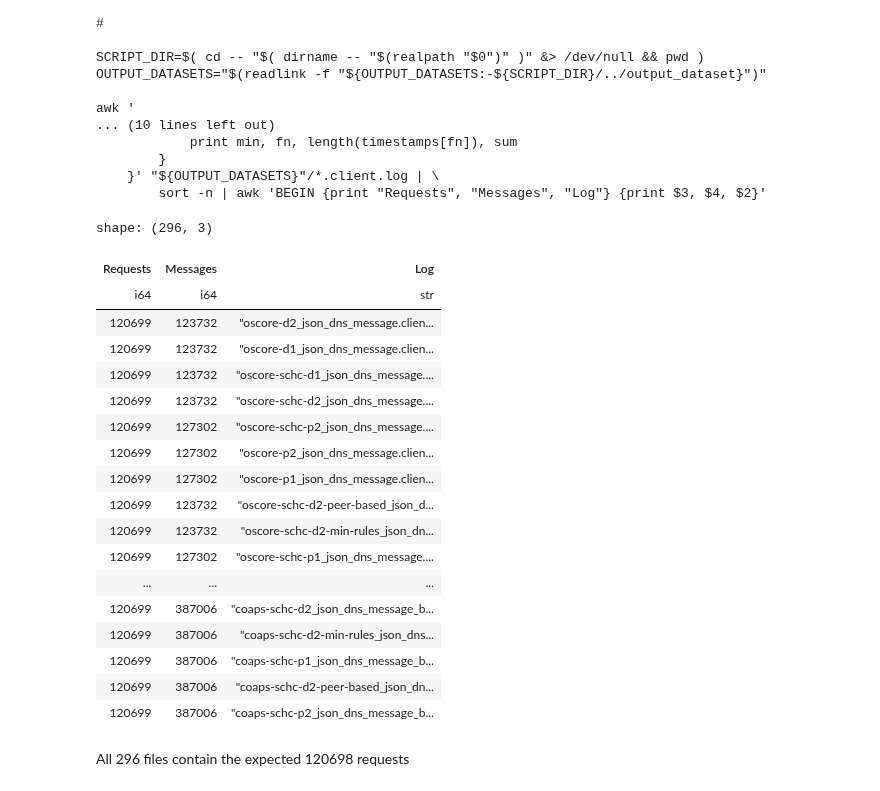
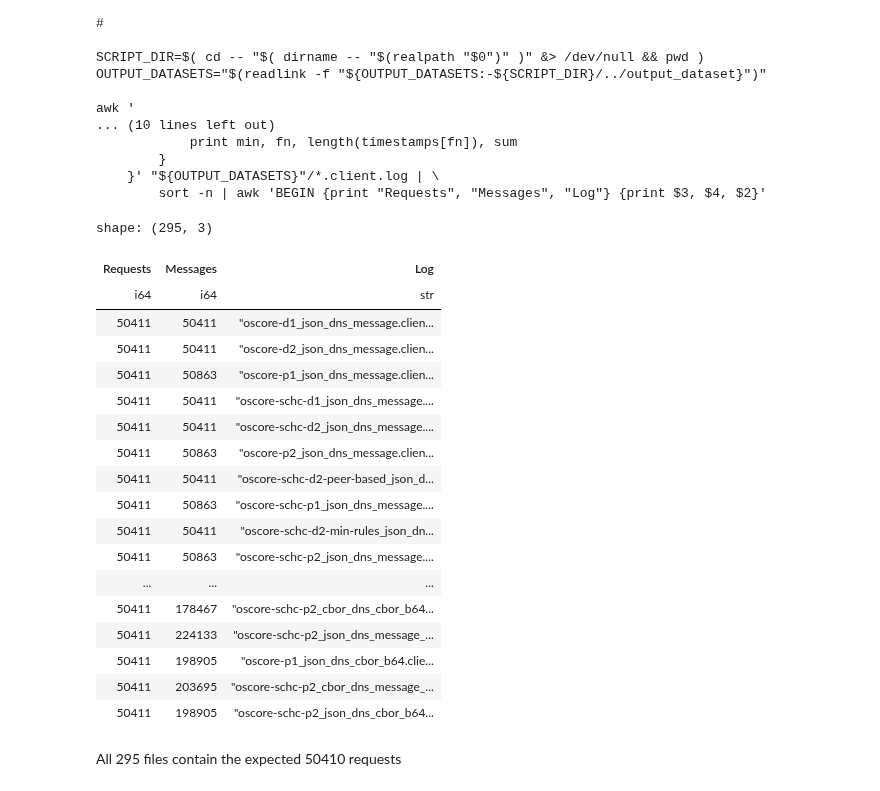
Before and after one commit to miri64/artifacts-eurosp26-doc-privacy, a Jupyter notebook: scenarios.ipynb, the cells around one changed output. Drawn from its saved outputs; the diff is of its cells as text; code cells hidden in the pictures.

```diff
--- a/scenarios.ipynb
+++ b/scenarios.ipynb
@@ -103,48 +103,48 @@ awk '
     }' "${OUTPUT_DATASETS}"/*.client.log | \
         sort -n | awk 'BEGIN {print "Requests", "Messages", "Log"} {print $3, $4, $2}'
 # %%
-EXPECTED_REQUESTS = 120698
+EXPECTED_REQUESTS = 50410  # 120698 without <1000 byte queries restrictions
 
 proc = subprocess.check_output(f"{SCENARIO_DIR}/count_client_logs.sh", text=True)
 df = polars.read_csv(
     io.StringIO(proc),
     separator=" ",
 )
 df = df.with_columns(
     df["Log"].map_elements(
         lambda path: str(pathlib.Path(path).name),
         return_dtype=str,
     )
 )
 with polars.Config(
     tbl_rows=df.shape[0],
     fmt_str_lengths=df["Log"].str.len_chars().max()
 ):
     display(df)
 # Also counts header of log
 if (df["Requests"] == (EXPECTED_REQUESTS + 1)).all():
     display(Markdown(f"All {df.shape[0]} files contain the expected {EXPECTED_REQUESTS} requests"))
 else:
     display(Markdown(f"The following logs are **incomplete**:"))
     display(df).filter(df["Requests"] != (EXPECTED_REQUESTS + 1))
 # %% [output]
-shape: (296, 3)
+shape: (295, 3)
 | Requests | Messages | Log |
 | i64 | i64 | str |
-| 120699 | 123732 | "oscore-d2_json_dns_message.clien... |
-| 120699 | 123732 | "oscore-d1_json_dns_message.clien... |
-| 120699 | 123732 | "oscore-schc-d1_json_dns_message.... |
-| 120699 | 123732 | "oscore-schc-d2_json_dns_message.... |
-| 120699 | 127302 | "oscore-schc-p2_json_dns_message.... |
-| 120699 | 127302 | "oscore-p2_json_dns_message.clien... |
-| 120699 | 127302 | "oscore-p1_json_dns_message.clien... |
-| 120699 | 123732 | "oscore-schc-d2-peer-based_json_d... |
-| 120699 | 123732 | "oscore-schc-d2-min-rules_json_dn... |
-| 120699 | 127302 | "oscore-schc-p1_json_dns_message.... |
+| 50411 | 50411 | "oscore-d1_json_dns_message.clien... |
+| 50411 | 50411 | "oscore-d2_json_dns_message.clien... |
+| 50411 | 50863 | "oscore-p1_json_dns_message.clien... |
+| 50411 | 50411 | "oscore-schc-d1_json_dns_message.... |
+| 50411 | 50411 | "oscore-schc-d2_json_dns_message.... |
+| 50411 | 50863 | "oscore-p2_json_dns_message.clien... |
+| 50411 | 50411 | "oscore-schc-d2-peer-based_json_d... |
+| 50411 | 50863 | "oscore-schc-p1_json_dns_message.... |
+| 50411 | 50411 | "oscore-schc-d2-min-rules_json_dn... |
+| 50411 | 50863 | "oscore-schc-p2_json_dns_message.... |
 | ... | ... | ... |
-| 120699 | 387006 | "coaps-schc-d2_json_dns_message_b... |
-| 120699 | 387006 | "coaps-schc-d2-min-rules_json_dns... |
-| 120699 | 387006 | "coaps-schc-p1_json_dns_message_b... |
-| 120699 | 387006 | "coaps-schc-d2-peer-based_json_dn... |
-| 120699 | 387006 | "coaps-schc-p2_json_dns_message_b... |
+| 50411 | 178467 | "oscore-schc-p2_cbor_dns_cbor_b64... |
+| 50411 | 224133 | "oscore-schc-p2_json_dns_message_... |
+| 50411 | 198905 | "oscore-p1_json_dns_cbor_b64.clie... |
+| 50411 | 203695 | "oscore-schc-p2_cbor_dns_message_... |
+| 50411 | 198905 | "oscore-schc-p2_json_dns_cbor_b64... |
-All 296 files contain the expected 120698 requests
+All 295 files contain the expected 50410 requests
```
